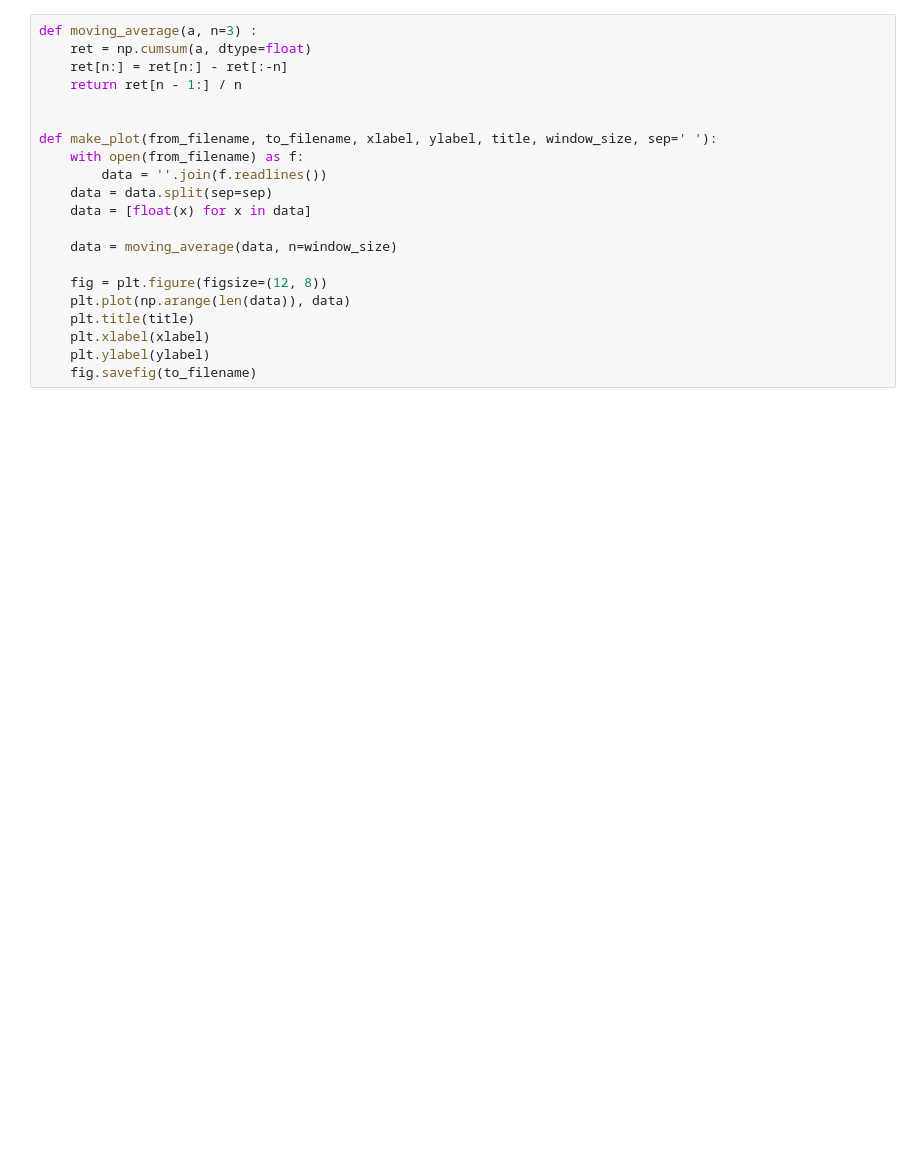
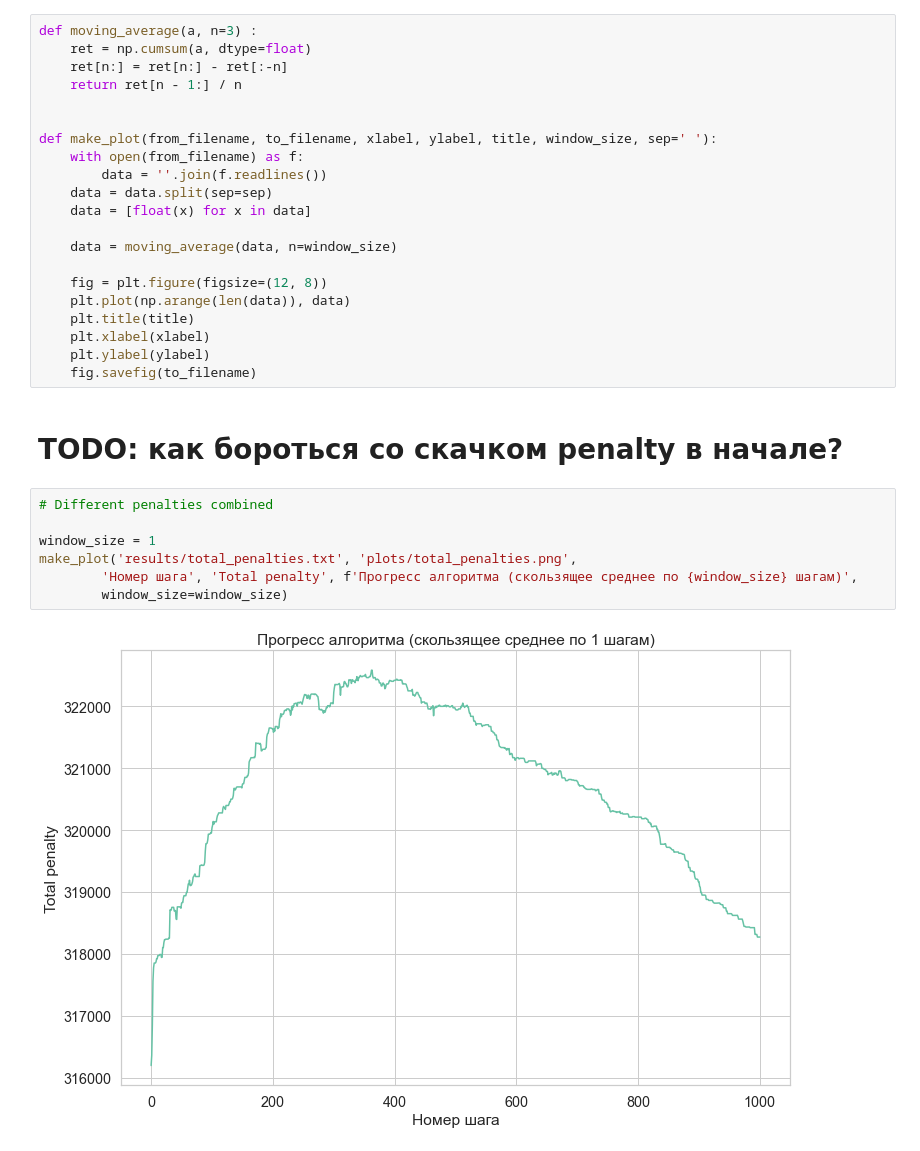
Before and after one commit to bumchik2/Annealing, a Jupyter notebook: make_plots.ipynb, the cells around one changed output. Drawn from its saved outputs; the diff is of its cells as text; blank space fills up the shorter version.

Commit message:
adding visualization

```diff
--- a/make_plots.ipynb
+++ b/make_plots.ipynb
@@ -32,4 +34,15 @@ def make_plot(from_filename, to_filename, xlabel, ylabel, title, window_size, se
     plt.xlabel(xlabel)
     plt.ylabel(ylabel)
     fig.savefig(to_filename)
+# %% [markdown]
+# TODO: как бороться со скачком penalty в начале?
+# %%
+# Different penalties combined
+
+window_size = 1
+make_plot('results/total_penalties.txt', 'plots/total_penalties.png',
+        'Номер шага', 'Total penalty', f'Прогресс алгоритма (скользящее среднее по {window_size} шагам)',
+        window_size=window_size)
+# %% [output]
+[figure, added]
 # %%
```
Also changed, not shown: parts of 16 cells of this notebook, 29 other files.
